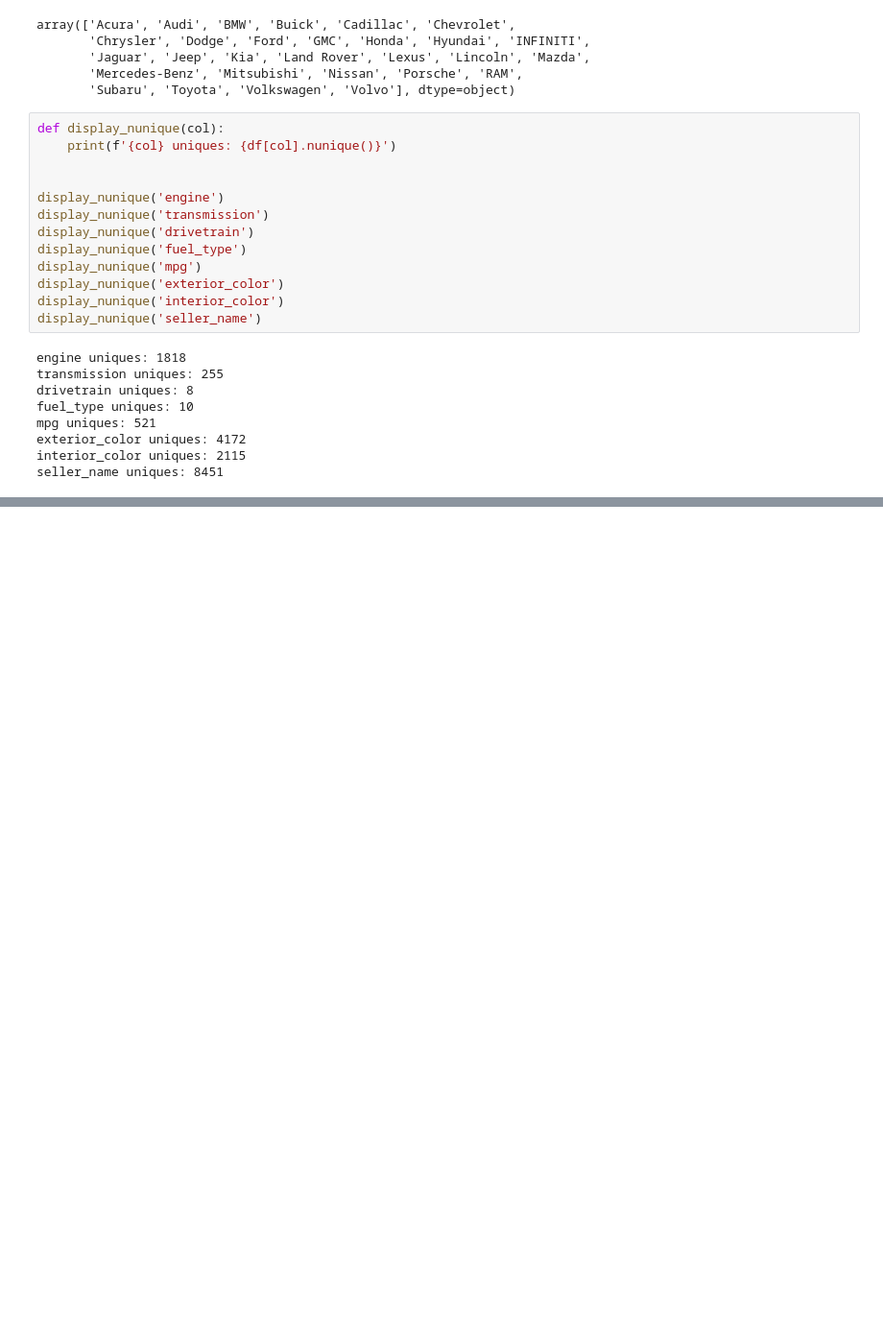
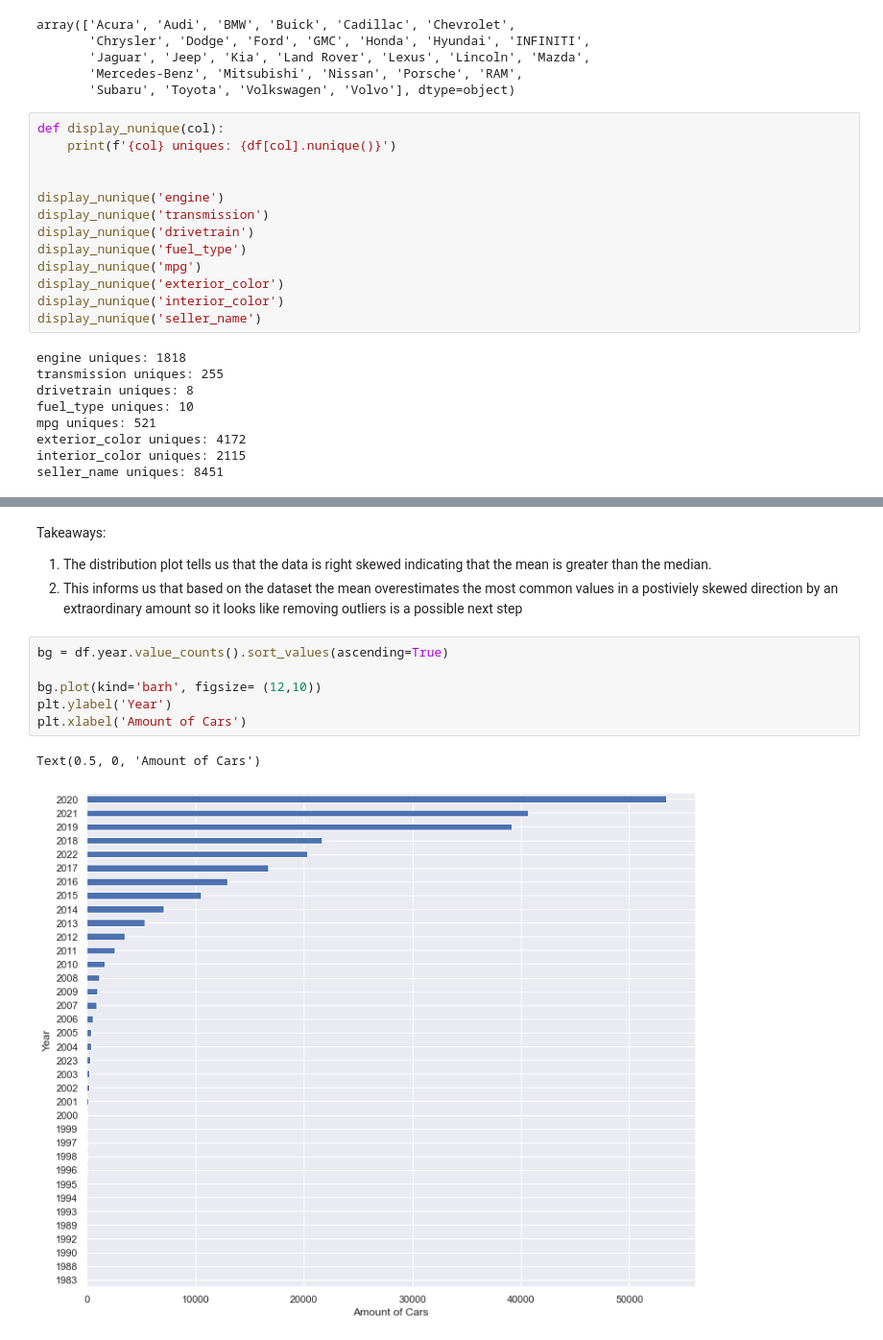
Before and after one commit to SameerProjects/CarPricePredicition, a Jupyter notebook: CarPriceLR.ipynb, the cells around one changed output, grey strips where cells are left out. Shown at 96% size. Saved outputs shown, nothing was run; the diff lists cells and outputs as text; blank space fills up the shorter version.

```diff
--- a/CarPriceLR.ipynb
+++ b/CarPriceLR.ipynb
@@ -100,0 +121,15 @@ sns.heatmap(df.corr(), annot=True, cmap="Blues")
+# %% [markdown]
+Takeaways:
+
+1. The distribution plot tells us that the data is right skewed indicating that the mean is greater than the median.
+2. This informs us that based on the dataset the mean overestimates the most common values in a postiviely skewed direction
+    by an extraordinary amount so it looks like removing outliers is a possible next step
+# %%
+bg = df.year.value_counts().sort_values(ascending=True)
+
+bg.plot(kind='barh', figsize= (12,10))
+plt.ylabel('Year')
+plt.xlabel('Amount of Cars')
+# %% [output]
+Text(0.5, 0, 'Amount of Cars')
+[figure, added]
```
Also changed, not shown: parts of 9 cells of this notebook.
